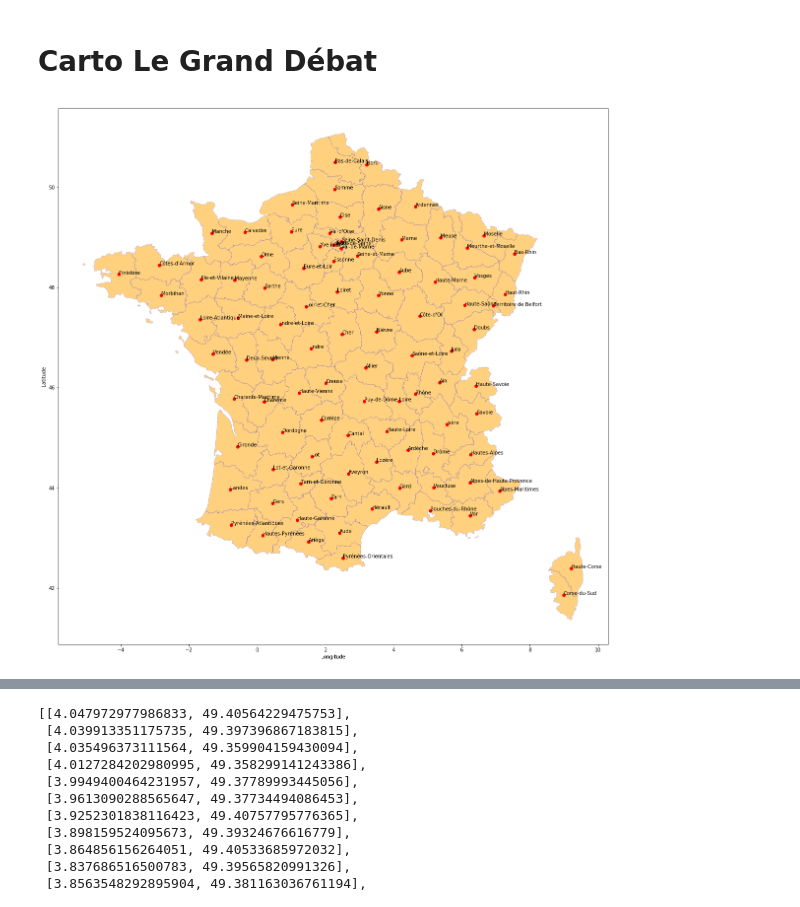
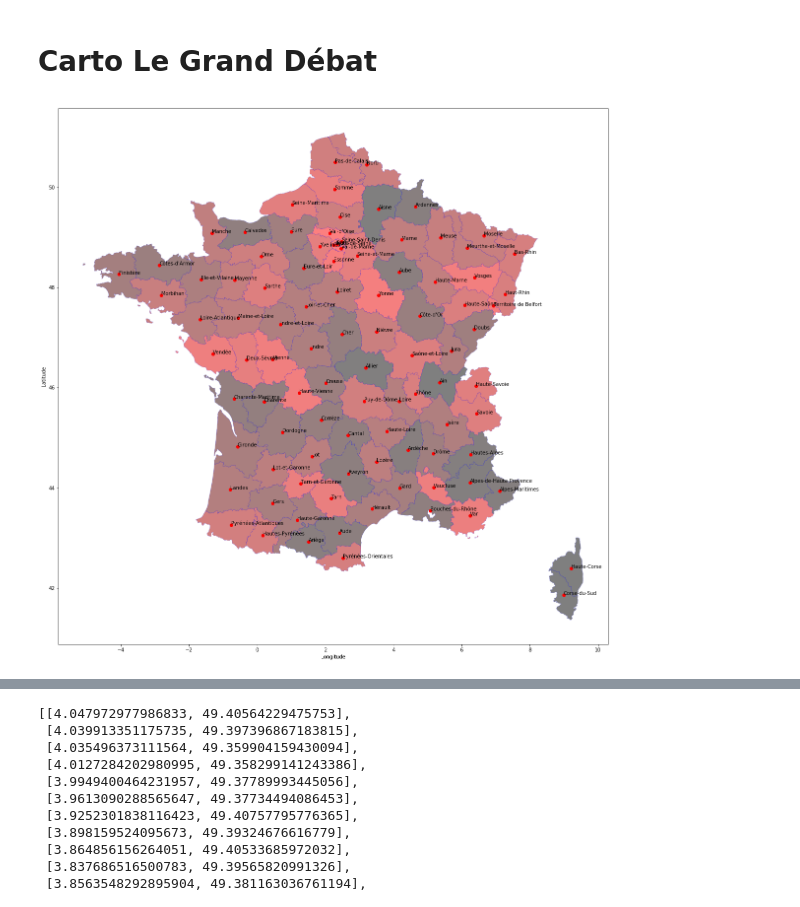
Before and after one commit to Paulaveillon/GDN, a Jupyter notebook: Notebook/Carto.ipynb, the cells around one changed output, grey strips where cells are left out. Saved outputs shown, nothing was run; the diff lists cells and outputs as text; code cells hidden in the pictures.

```diff
--- a/Notebook/Carto.ipynb
+++ b/Notebook/Carto.ipynb
@@ -6,33 +6,43 @@ import matplotlib.pyplot as plt
 import seaborn as sns
 import pandas as pd
 import random
 
 from descartes import PolygonPatch
 import json
 import scipy as sp
 from scipy.sparse import linalg
 from shapely.geometry import asShape # manipulating geometry
 
 #Geojson data come from https://catalog.data.gov/dataset/seattle-zip-codes-ebab5
 # we plot the map with Descarte package
 
 
-with open("/Users/veillonpaul-armand/Documents/Projets/departements-version-simplifiee.geojson") as geojson_file:
+with open("/Users/veillonpaul-armand/Documents/Projets/Data/Carto/departements-version-simplifiee.geojson") as geojson_file:
     geojson_data = json.load(geojson_file) # or geojson.load(json_file)
 
 fig = plt.figure(figsize=(20,20)) # create a figure to contain the plot elements
 ax = fig.gca(xlabel="Longitude", ylabel="Latitude")
 
+n =len(geojson_data["features"])
+
 for feat in geojson_data["features"]:
+    try:
+        R = (float(int(feat["properties"]["code"]))-1.0)/float(n)
+        G = 0
+        B = 0
+    except:
+        R=0
+        G=0
+        B=0
     # convert the geometry to shapely
     geom = asShape(feat["geometry"])
     # obtain the coordinates of the feature's centroid
     x, y = geom.centroid.x, geom.centroid.y
     # plot the centroids
     ax.plot(x, y, 'ro')
     ax.text(x, y, feat["properties"]["nom"], fontsize=10)
     # plot the polygon features: type help(PolygonPatch) for more args
-    ax.add_patch(PolygonPatch(feat["geometry"], fc='orange', ec='blue',
+    ax.add_patch(PolygonPatch(feat["geometry"], facecolor=[R,G,B], ec='blue',
                 alpha=0.5, lw=0.5, ls='--', zorder=2))
 # %% [output]
-[figure, old version]
+[figure, new version]
```
Also changed, not shown: parts of 3 cells of this notebook, 1 other file.
